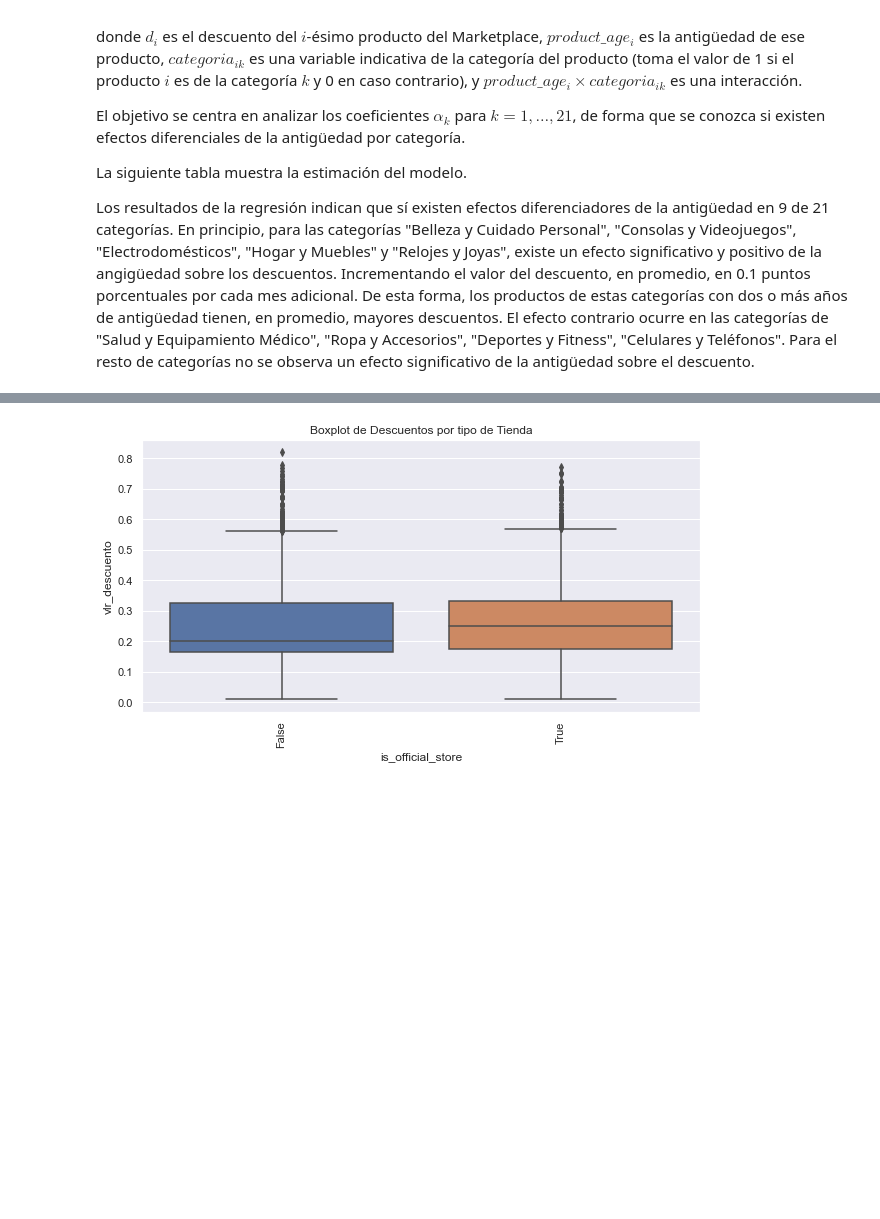
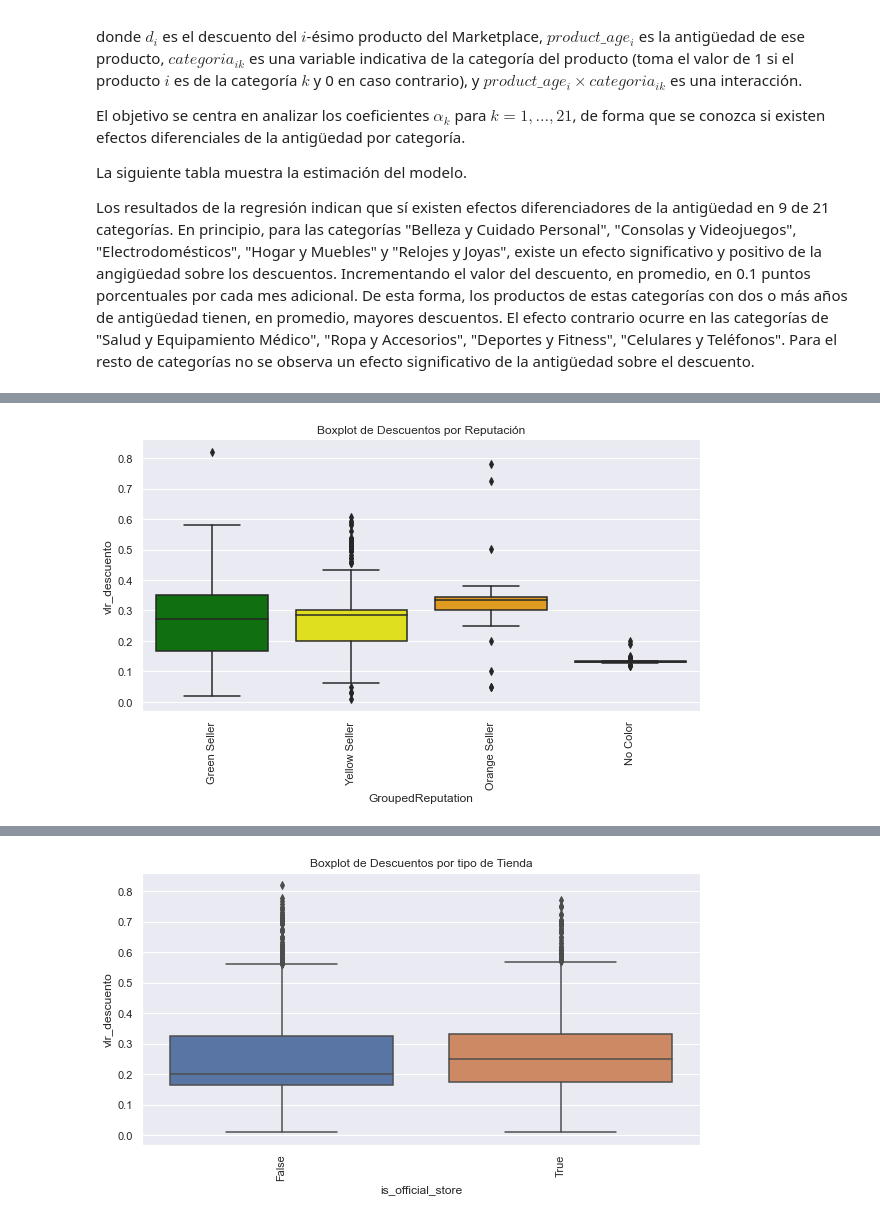
Before and after one commit to juancop/MeliDSChallenge, a Jupyter notebook: notebooks/AnalisisExploratorio.ipynb, the cells around one changed output, grey strips where cells are left out. Drawn from its saved outputs; the diff is of its cells as text; code cells hidden in the pictures; blank space fills up the shorter version.

```diff
--- a/notebooks/AnalisisExploratorio.ipynb
+++ b/notebooks/AnalisisExploratorio.ipynb
@@ -258,0 +292,6 @@ _ = plt.setp(ax.get_xticklabels(), rotation=90)
+# %%
+products_with_discount.loc[products_with_discount.seller_level_id.isnull(), 'seller_level_id'] = 'NoColor'
+products_with_discount.loc[products_with_discount.seller_level_id.isin(['5_green', '4_light_green']), 'GroupedReputation'] = 'Green Seller'
+products_with_discount.loc[products_with_discount.seller_level_id.isin(['2_orange', '1_red']), 'GroupedReputation'] = 'Orange Seller'
+products_with_discount.loc[products_with_discount.seller_level_id == '3_yellow', 'GroupedReputation'] = 'Yellow Seller'
+products_with_discount.loc[products_with_discount.seller_level_id == 'NoColor', 'GroupedReputation'] = 'No Color'
@@ -258,0 +302,10 @@ _ = plt.setp(ax.get_xticklabels(), rotation=90)
+# %%
+plt.figure(figsize = (10, 5))
+my_pal = {"Green Seller": "green", "Yellow Seller": "yellow", "Orange Seller":"orange", 'No Color': 'b'}
+
+ax = sns.boxplot(x="GroupedReputation", y="vlr_descuento", data=products_with_discount[products_with_discount.seller_powerseller == 'NotPowerSeller'],
+                order = ['Green Seller', 'Yellow Seller', 'Orange Seller', 'No Color'], palette=my_pal)
+plt.title('Boxplot de Descuentos por Reputación')
+_ = plt.setp(ax.get_xticklabels(), rotation=90)
+# %% [output]
+[figure, added]
```
Also changed, not shown: parts of 15 cells of this notebook.
